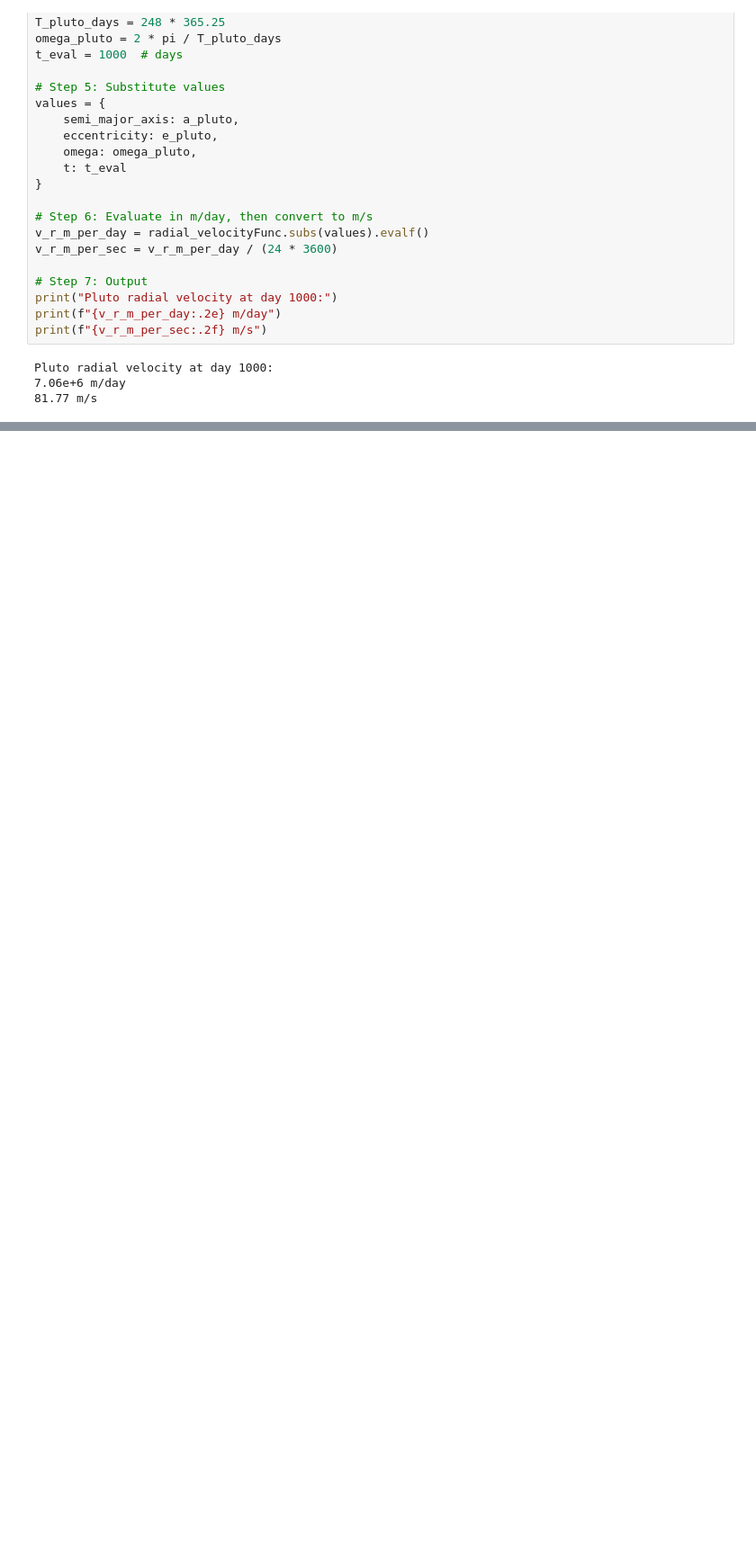
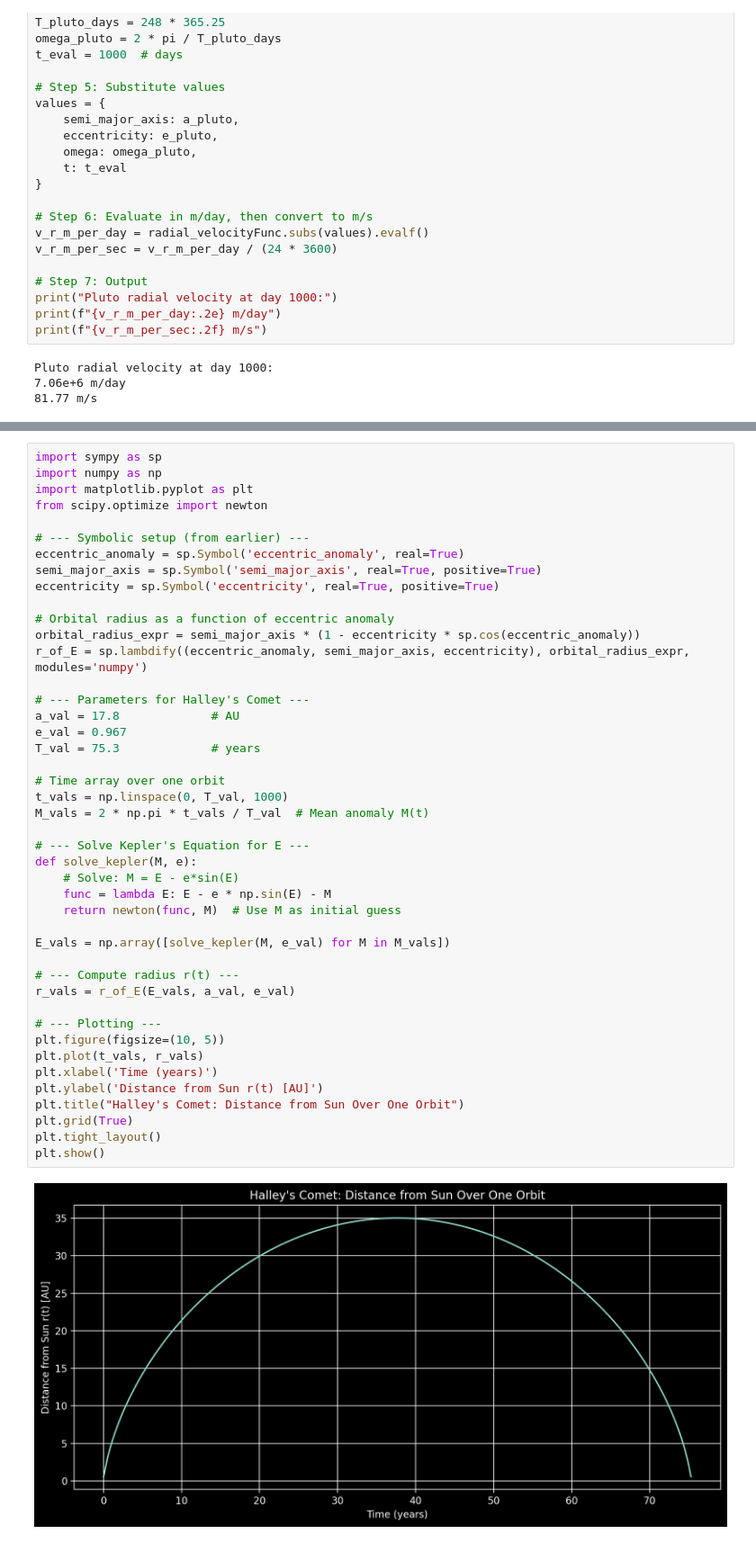
Before and after one commit to gharriso/AstroPython, a Jupyter notebook: CourseraCalculus/calculusPlay.ipynb, the cells around one changed output, grey strips where cells are left out. Shown at 90% size. Saved outputs shown, nothing was run; the diff lists cells and outputs as text; blank space fills up the shorter version.

```diff
--- a/CourseraCalculus/calculusPlay.ipynb
+++ b/CourseraCalculus/calculusPlay.ipynb
@@ -244,0 +222,46 @@ plt.show()
+# %%
+import sympy as sp
+import numpy as np
+import matplotlib.pyplot as plt
+from scipy.optimize import newton
+
+# --- Symbolic setup (from earlier) ---
+eccentric_anomaly = sp.Symbol('eccentric_anomaly', real=True)
+semi_major_axis = sp.Symbol('semi_major_axis', real=True, positive=True)
+eccentricity = sp.Symbol('eccentricity', real=True, positive=True)
+
+# Orbital radius as a function of eccentric anomaly
+orbital_radius_expr = semi_major_axis * (1 - eccentricity * sp.cos(eccentric_anomaly))
+r_of_E = sp.lambdify((eccentric_anomaly, semi_major_axis, eccentricity), orbital_radius_expr, modules='numpy')
+
+# --- Parameters for Halley's Comet ---
+a_val = 17.8             # AU
+e_val = 0.967
+T_val = 75.3             # years
+
+# Time array over one orbit
+t_vals = np.linspace(0, T_val, 1000)
+M_vals = 2 * np.pi * t_vals / T_val  # Mean anomaly M(t)
+
+# --- Solve Kepler's Equation for E ---
+def solve_kepler(M, e):
+    # Solve: M = E - e*sin(E)
+    func = lambda E: E - e * np.sin(E) - M
+    return newton(func, M)  # Use M as initial guess
+
+E_vals = np.array([solve_kepler(M, e_val) for M in M_vals])
+
+# --- Compute radius r(t) ---
+r_vals = r_of_E(E_vals, a_val, e_val)
+
+# --- Plotting ---
+plt.figure(figsize=(10, 5))
+plt.plot(t_vals, r_vals)
+plt.xlabel('Time (years)')
+plt.ylabel('Distance from Sun r(t) [AU]')
+plt.title("Halley's Comet: Distance from Sun Over One Orbit")
+plt.grid(True)
+plt.tight_layout()
+plt.show()
+# %% [output]
+[figure, added]
```
Also changed, not shown: parts of 4 cells of this notebook.
